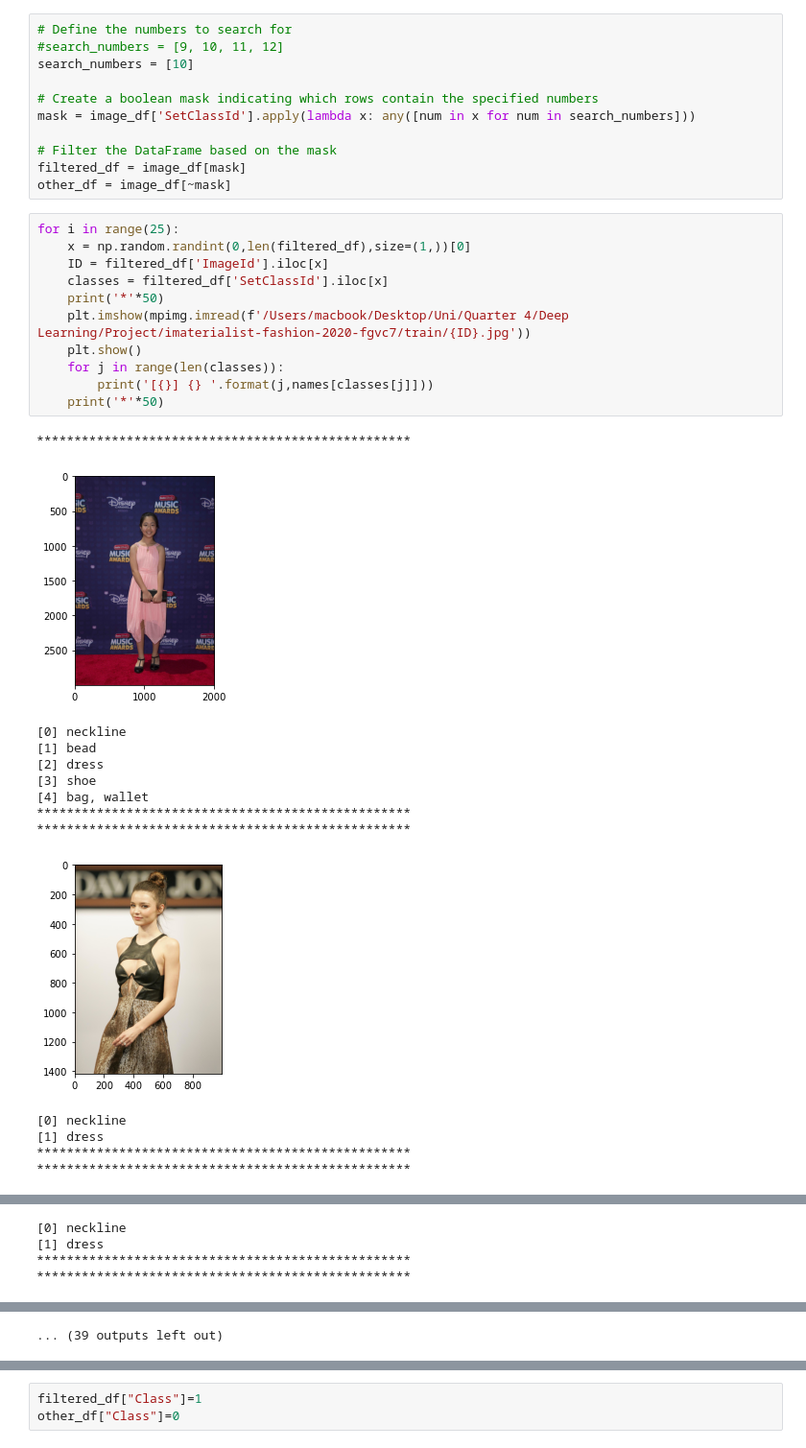
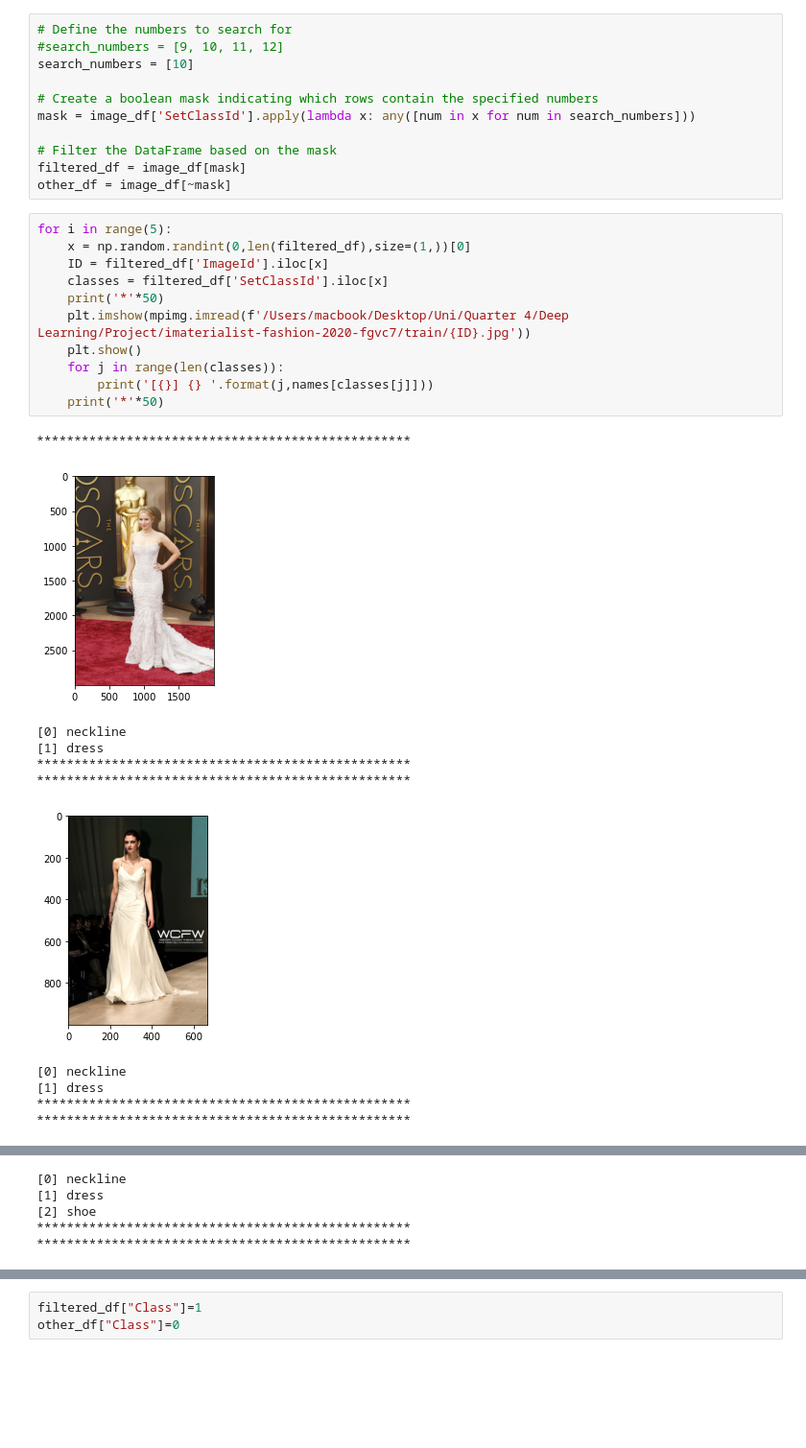
Before and after one commit to SamanZargarzadeh/Automatic-Image-Tagging-for-Fashion-E-commerce, a Jupyter notebook: Deep Learning Making Data Binary.ipynb, the cells around one changed output, grey strips where cells are left out. Shown: that part at 96% size. Saved outputs shown, nothing was run; the diff lists cells and outputs as text; blank space fills up the shorter version.

```diff
--- a/Deep Learning Making Data Binary.ipynb
+++ b/Deep Learning Making Data Binary.ipynb
@@ -89,27 +100,24 @@ mask = image_df['SetClassId'].apply(lambda x: any([num in x for num in search_nu
 filtered_df = image_df[mask]
 other_df = image_df[~mask]
 # %%
-for i in range(25):
+for i in range(5):
     x = np.random.randint(0,len(filtered_df),size=(1,))[0]
     ID = filtered_df['ImageId'].iloc[x]
     classes = filtered_df['SetClassId'].iloc[x]
     print('*'*50)
     plt.imshow(mpimg.imread(f'/Users/macbook/Desktop/Uni/Quarter 4/Deep Learning/Project/imaterialist-fashion-2020-fgvc7/train/{ID}.jpg'))
     plt.show()
     for j in range(len(classes)):
         print('[{}] {} '.format(j,names[classes[j]]))
     print('*'*50)
 # %% [output]
 **************************************************
-[figure, old version]
+[figure, new version]
 [0] neckline
-[1] bead
-[2] dress
-[3] shoe
-[4] bag, wallet
+[1] dress
 **************************************************
 **************************************************
-[figure, old version]
+[figure, new version]
 [0] neckline
 [1] dress
 **************************************************
@@ -118,4 +126,5 @@ for i in range(25):
 [0] neckline
 [1] dress
+[2] shoe
 **************************************************
 **************************************************
@@ -139,2 +148 @@ for i in range(25):
-... (39 outputs left out)
 # %%
```
Also changed, not shown: parts of 15 cells of this notebook.
